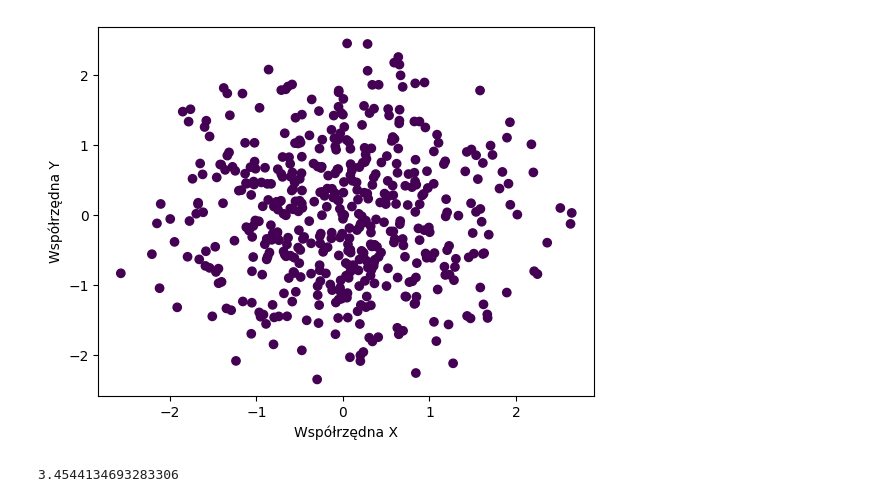
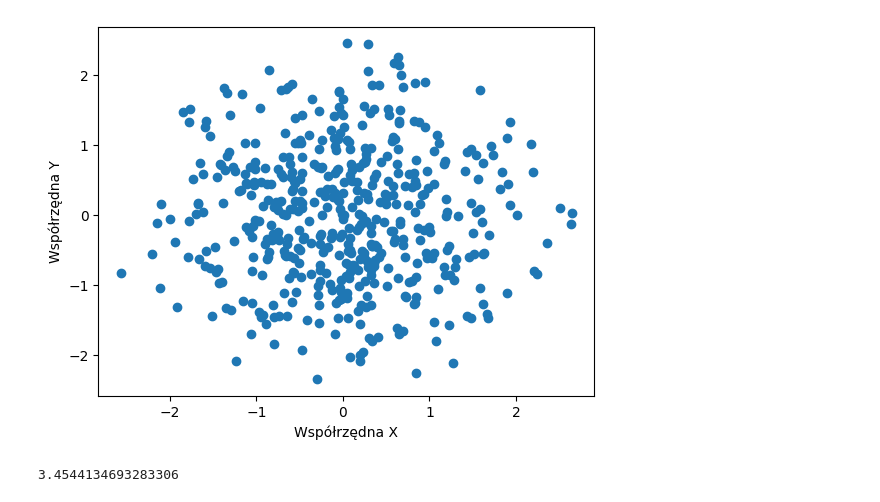
Before and after one commit to Jaromek/radialAngleAugmentation, a Jupyter notebook: blobs.ipynb, the cells around one changed output. Drawn from its saved outputs; the diff is of its cells as text; code cells hidden in the pictures.

```diff
--- a/blobs.ipynb
+++ b/blobs.ipynb
@@ -23,14 +23,17 @@ x_train = du.DataUtils.shift_to_mass_center(x_train)
 # %%
 # Filter y_train to match the length of x_train
 y_train_filtered = y_train[:len(x_train)]
 
-plt.scatter(x_train[:, 0], x_train[:, 1], c=y_train_filtered)
+x_train = np.array(x_train)
+no_generate = x_train
+
+plt.scatter(x_train[:, 0], x_train[:, 1])
 #oznaczanie osi
 plt.xlabel("Współrzędna X")
 plt.ylabel("Współrzędna Y")
 plt.show()
 # %% [output]
-[figure, old version]
+[figure, new version]
 # %%
 #tworzenie tablicy z elementami klasy Coordinate
 x_train = du.DataUtils.listed_class(x_train)
```
Also changed, not shown: parts of 4 cells of this notebook.
